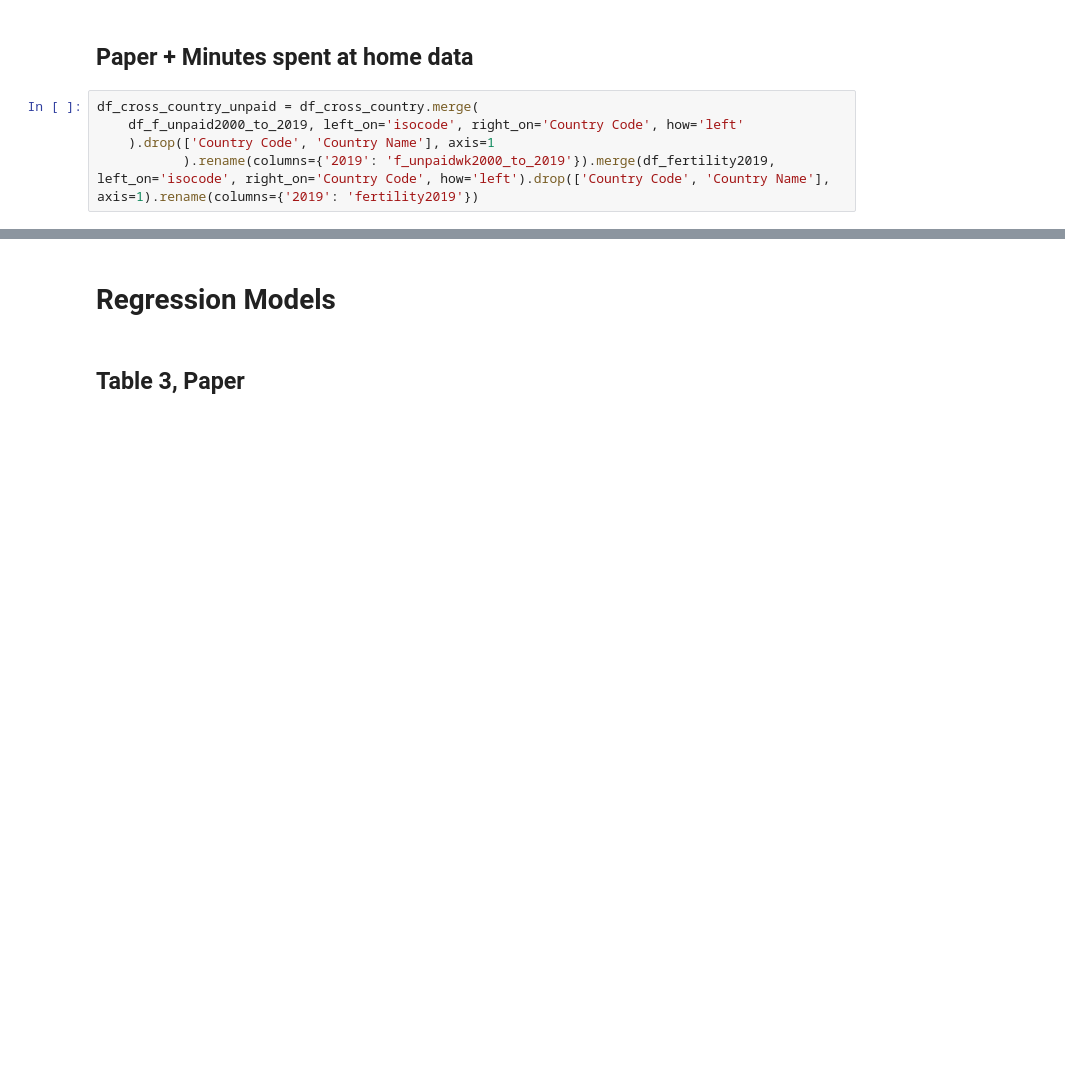
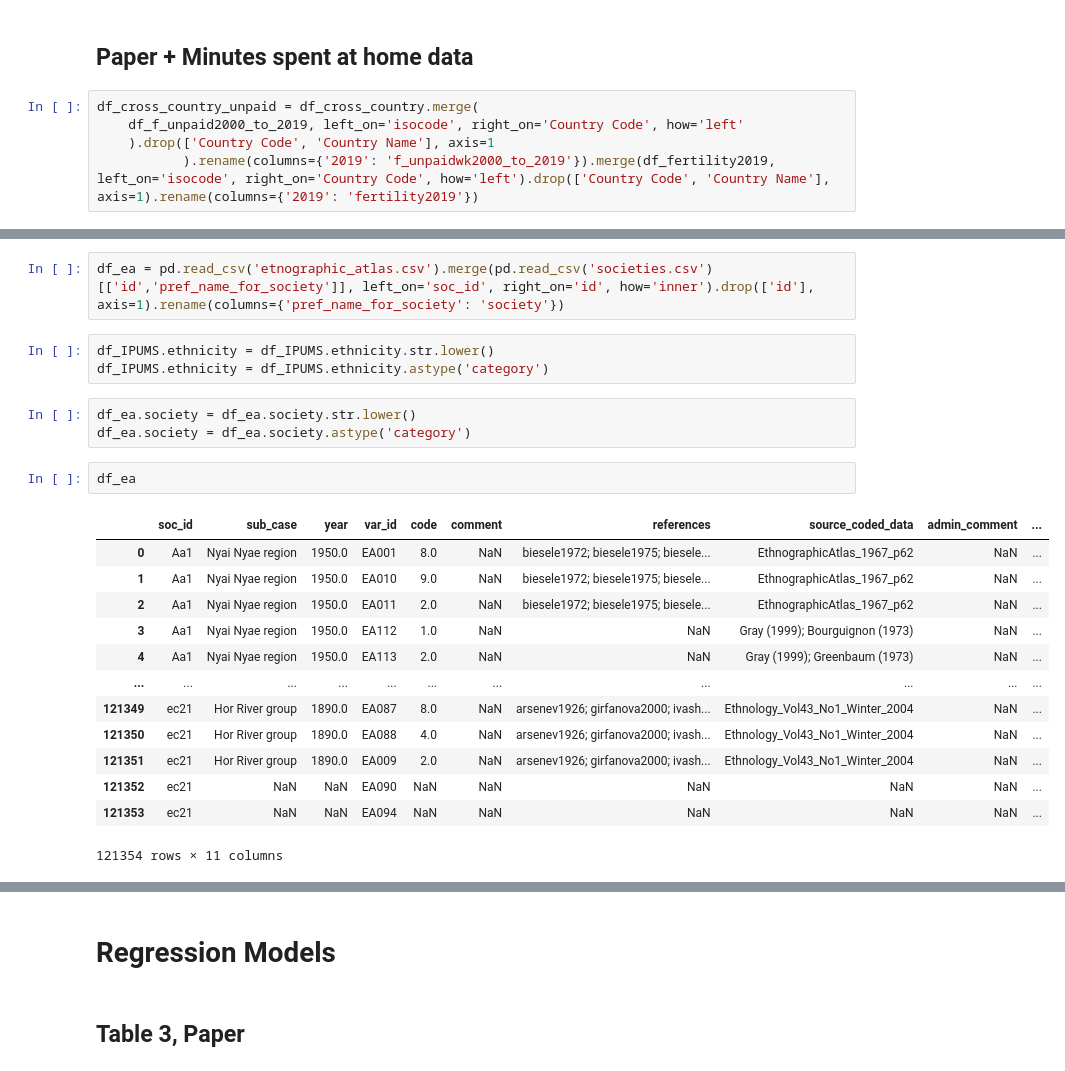
Before and after one commit to rureddish/EPFL_MGT-494_Paper_Extension, a Jupyter notebook: explore.ipynb, the cells around one changed output, grey strips where cells are left out. Drawn from its saved outputs; the diff is of its cells as text; blank space fills up the shorter version.

```diff
--- a/explore.ipynb
+++ b/explore.ipynb
@@ -347,0 +587,24 @@ df_cross_country_unpaid = df_cross_country.merge(
+# %%
+df_ea = pd.read_csv('etnographic_atlas.csv').merge(pd.read_csv('societies.csv')[['id','pref_name_for_society']], left_on='soc_id', right_on='id', how='inner').drop(['id'], axis=1).rename(columns={'pref_name_for_society': 'society'})
+# %%
+df_IPUMS.ethnicity = df_IPUMS.ethnicity.str.lower()
+df_IPUMS.ethnicity = df_IPUMS.ethnicity.astype('category')
+# %%
+df_ea.society = df_ea.society.str.lower()
+df_ea.society = df_ea.society.astype('category')
+# %%
+df_ea
+# %% [output]
+|  | soc_id | sub_case | year | var_id | code | comment | references | source_coded_data | admin_comment | ... |
+| 0 | Aa1 | Nyai Nyae region | 1950.0 | EA001 | 8.0 | NaN | biesele1972; biesele1975; biesele... | EthnographicAtlas_1967_p62 | NaN | ... |
+| 1 | Aa1 | Nyai Nyae region | 1950.0 | EA010 | 9.0 | NaN | biesele1972; biesele1975; biesele... | EthnographicAtlas_1967_p62 | NaN | ... |
+| 2 | Aa1 | Nyai Nyae region | 1950.0 | EA011 | 2.0 | NaN | biesele1972; biesele1975; biesele... | EthnographicAtlas_1967_p62 | NaN | ... |
+| 3 | Aa1 | Nyai Nyae region | 1950.0 | EA112 | 1.0 | NaN | NaN | Gray (1999); Bourguignon (1973) | NaN | ... |
+| 4 | Aa1 | Nyai Nyae region | 1950.0 | EA113 | 2.0 | NaN | NaN | Gray (1999); Greenbaum (1973) | NaN | ... |
+| ... | ... | ... | ... | ... | ... | ... | ... | ... | ... | ... |
+| 121349 | ec21 | Hor River group | 1890.0 | EA087 | 8.0 | NaN | arsenev1926; girfanova2000; ivash... | Ethnology_Vol43_No1_Winter_2004 | NaN | ... |
+| 121350 | ec21 | Hor River group | 1890.0 | EA088 | 4.0 | NaN | arsenev1926; girfanova2000; ivash... | Ethnology_Vol43_No1_Winter_2004 | NaN | ... |
+| 121351 | ec21 | Hor River group | 1890.0 | EA009 | 2.0 | NaN | arsenev1926; girfanova2000; ivash... | Ethnology_Vol43_No1_Winter_2004 | NaN | ... |
+| 121352 | ec21 | NaN | NaN | EA090 | NaN | NaN | NaN | NaN | NaN | ... |
+| 121353 | ec21 | NaN | NaN | EA094 | NaN | NaN | NaN | NaN | NaN | ... |
+121354 rows × 11 columns
```
Also changed, not shown: parts of 43 cells of this notebook, 4 other files.
